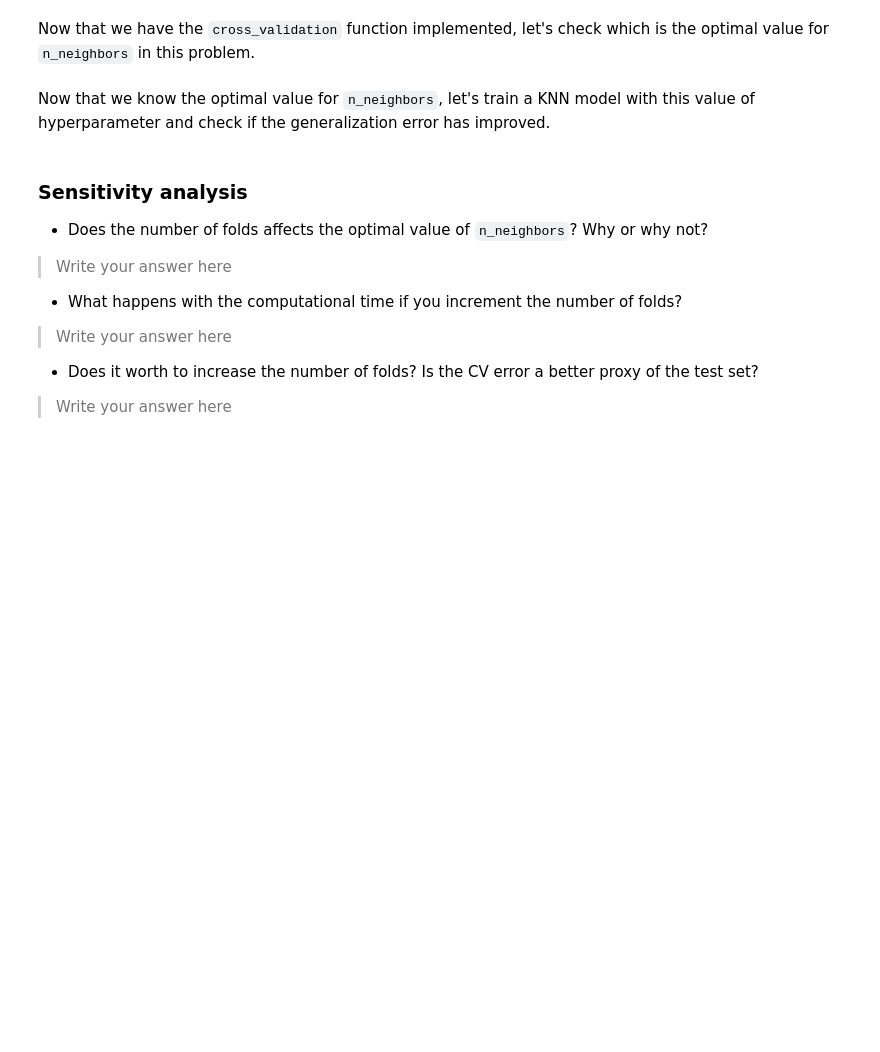
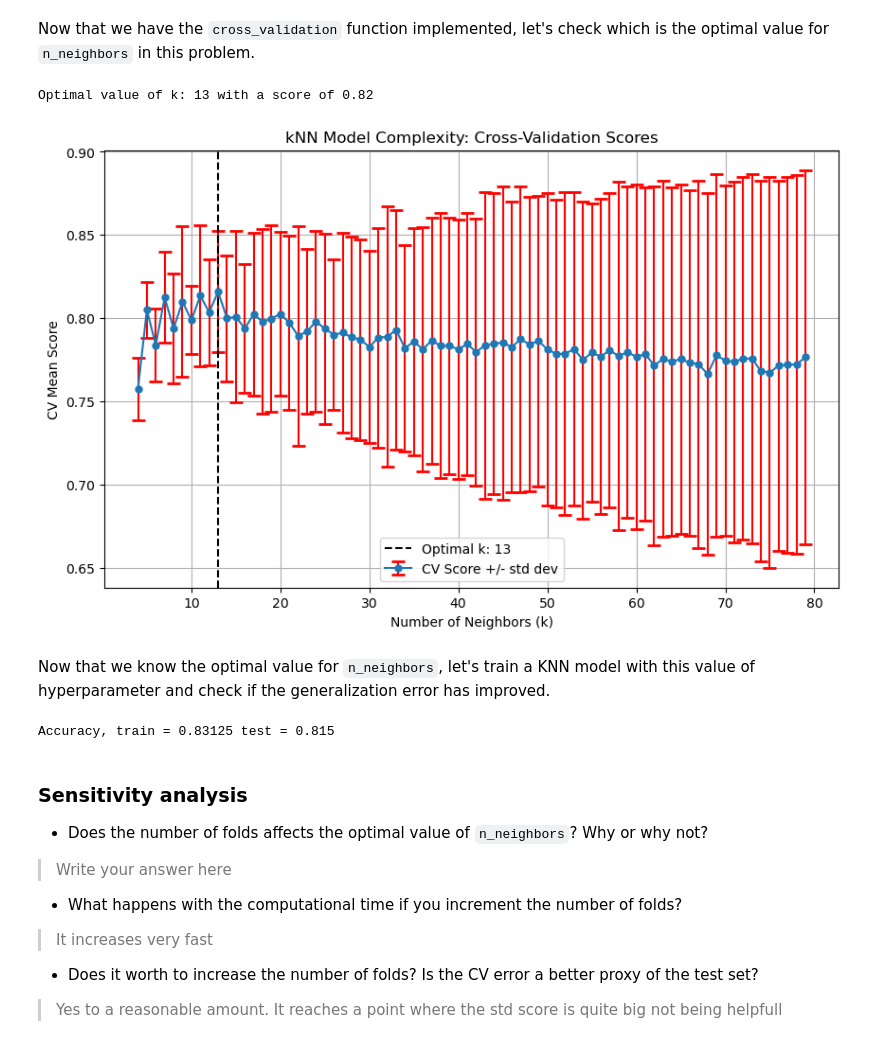
Before and after one commit to ICAI-IMAT-ML/p2-6-grandadmiralmv, a Jupyter notebook: notebook/Lab2_6_CV.ipynb, the cells around one changed output. Cells and saved outputs as stored; diff of their text form; code cells hidden in the pictures; blank space fills up the shorter version.

```diff
--- a/notebook/Lab2_6_CV.ipynb
+++ b/notebook/Lab2_6_CV.ipynb
@@ -31,11 +31,11 @@ You will need to create the `X_train`, `y_train`, `X_test` and `y_test` variable
 # %%
 # TODO: Load training.dat and text.dat and create X_train, y_train, X_test and y_test
 train = np.loadtxt("training.dat",delimiter=",")
-X_train = [i[0:9]for i in train]
-y_train = [i[9] for i in train]
+X_train = np.array([i[0:10]for i in train])
+y_train = np.array([i[10] for i in train])
 test = np.loadtxt("test.dat",delimiter=",")
-X_test = [i[0:9]for i in test]
-y_test = [i[9] for i in test]
+X_test = np.array([i[0:10]for i in test])
+y_test = np.array([i[10] for i in test])
 # %% [markdown]
 With this data you are going to train the optimal `KNeighborsClassifier` model.
 # %% [markdown]
@@ -63,8 +65,10 @@ print(f'Accuracy, train = {acc_train} test = {acc_test}')
 It seems that `n_neighbors = 4` overfits for this dataset. Let's try to correct this and use `n_neighbors = 20`
 # %%
 # TODO: Train a KNeighborsClassifier model with n_neighbors=20
-model = None
+model = KNeighborsClassifier(n_neighbors=20)
 model.fit(X_train, y_train)
+predict_train = model.predict(X_train)
+predict_test = model.predict(X_test)
 # %% [markdown]
 Calculate again the accuracy of training and test sets for this model
 # %%
@@ -99,30 +105,36 @@ Now that we have the `cross_validation` function implemented, let's check which
 # %%
 # Initialize lists to store mean scores and standard deviations for each value of k
 mean_scores = []
 std_scores = []
 
 # Define the range of k values to test
 k_values = range(4, 80)
-
 # TODO: Loop through each value of k, obtaining the mean accuracy score and the standard deviation of the accuracy score in cross validation
-
+for k in k_values:
+    model = KNeighborsClassifier(n_neighbors=k)
+    mean_score, std_score = cross_validation(model,X_train,y_train,k)
+    mean_scores.append(mean_score)
+    std_scores.append(std_score)
 # TODO: Find the highest score and the corresponding optimal k
-highest_score = None
-optimal_k = None
+highest_score = max(mean_scores)
+optimal_k = k_values[mean_scores.index(highest_score)]
 
 print(f"Optimal value of k: {optimal_k} with a score of {highest_score:.2f}")
 
 # Plotting
 plt.figure(figsize=(10, 6))
 plt.errorbar(k_values, mean_scores, yerr=std_scores, fmt='-o', ecolor='r', capsize=5, capthick=2, markersize=5, label='CV Score +/- std dev')
 plt.axvline(x=optimal_k, linestyle='--', color='k', label=f'Optimal k: {optimal_k}')
 
 plt.title('kNN Model Complexity: Cross-Validation Scores')
 plt.xlabel('Number of Neighbors (k)')
 plt.ylabel('CV Mean Score')
 plt.legend()
 plt.grid(True)
 plt.show()
+# %% [output]
+Optimal value of k: 13 with a score of 0.82
+[figure, added]
 # %% [markdown]
 Now that we know the optimal value for `n_neighbors`, let's train a KNN model with this value of hyperparameter and check if the generalization error has improved.
 # %%
@@ -132,15 +146,17 @@ model.fit(X_train, y_train)
 # %%
 # TODO: Calculate accuracy in training and test for KNN with k=optimal_k
-acc_train = None
-acc_test = None
+acc_train = accuracy_score(y_train,predict_train)
+acc_test = accuracy_score(y_test,predict_test)
 print(f'Accuracy, train = {acc_train} test = {acc_test}')
+# %% [output]
+Accuracy, train = 0.83125 test = 0.815
 # %% [markdown]
 ### Sensitivity analysis
 - Does the number of folds affects the optimal value of `n_neighbors`? Why or why not?
 > Write your answer here
 
 - What happens with the computational time if you increment the number of folds?
-> Write your answer here
+> It increases very fast
 
 - Does it worth to increase the number of folds? Is the CV error a better proxy of the test set?
-> Write your answer here
+> Yes to a reasonable amount. It reaches a point where the std score is quite big not being helpfull
```
Also changed, not shown: parts of 6 cells of this notebook.
